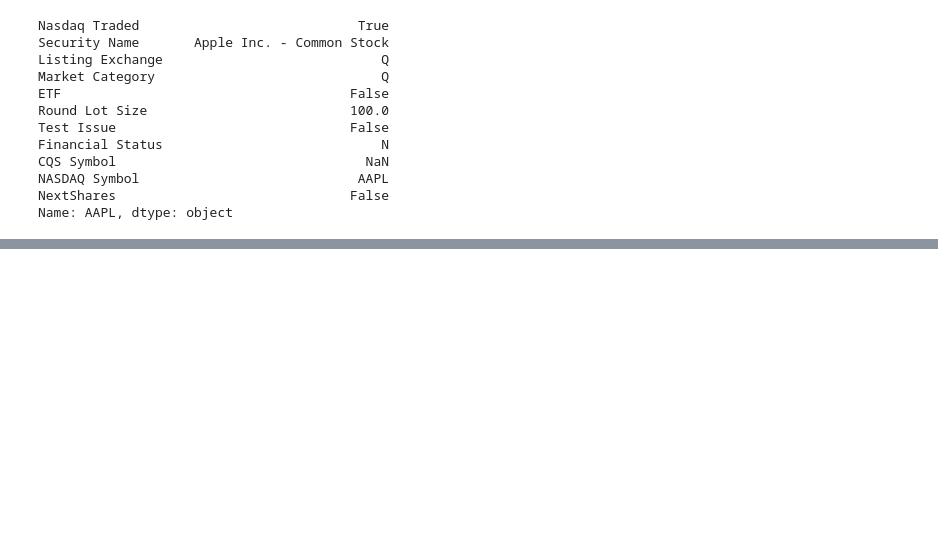
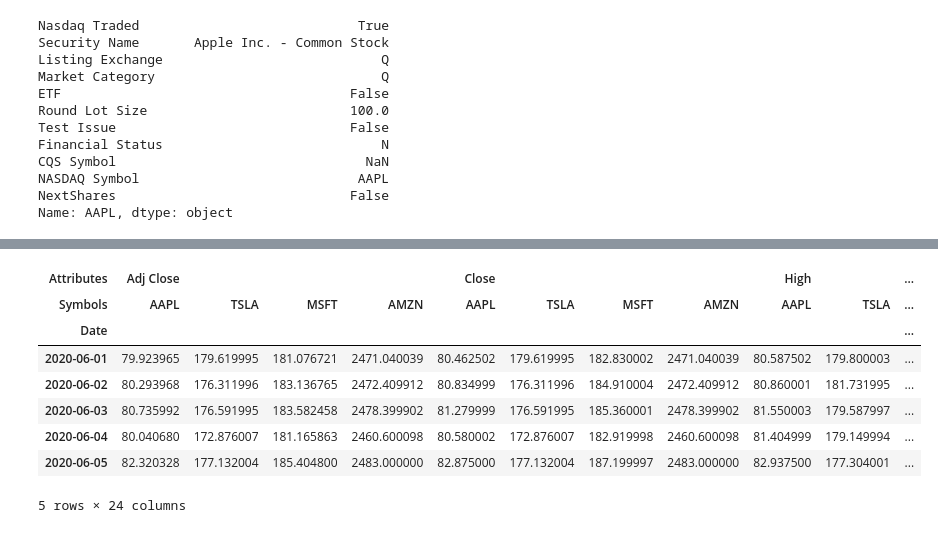
Before and after one commit to AleexSilva/Python-For-Finance, a Jupyter notebook: Data Source/Data-reader.ipynb, the cells around one changed output, grey strips where cells are left out. Cells and saved outputs as stored; diff of their text form; code cells hidden in the pictures; blank space fills up the shorter version.

```diff
--- a/Data Source/Data-reader.ipynb
+++ b/Data Source/Data-reader.ipynb
@@ -150,0 +186,12 @@ wb_data.unstack(1)
+# %%
+data.head()
+# %% [output]
+| Attributes | Adj Close |  |  |  | Close |  |  |  | High |  | ... |
+| Symbols | AAPL | TSLA | MSFT | AMZN | AAPL | TSLA | MSFT | AMZN | AAPL | TSLA | ... |
+| Date |  |  |  |  |  |  |  |  |  |  | ... |
+| 2020-06-01 | 79.923965 | 179.619995 | 181.076721 | 2471.040039 | 80.462502 | 179.619995 | 182.830002 | 2471.040039 | 80.587502 | 179.800003 | ... |
+| 2020-06-02 | 80.293968 | 176.311996 | 183.136765 | 2472.409912 | 80.834999 | 176.311996 | 184.910004 | 2472.409912 | 80.860001 | 181.731995 | ... |
+| 2020-06-03 | 80.735992 | 176.591995 | 183.582458 | 2478.399902 | 81.279999 | 176.591995 | 185.360001 | 2478.399902 | 81.550003 | 179.587997 | ... |
+| 2020-06-04 | 80.040680 | 172.876007 | 181.165863 | 2460.600098 | 80.580002 | 172.876007 | 182.919998 | 2460.600098 | 81.404999 | 179.149994 | ... |
+| 2020-06-05 | 82.320328 | 177.132004 | 185.404800 | 2483.000000 | 82.875000 | 177.132004 | 187.199997 | 2483.000000 | 82.937500 | 177.304001 | ... |
+5 rows × 24 columns
```
Also changed, not shown: parts of 25 cells of this notebook, 1 other file.
